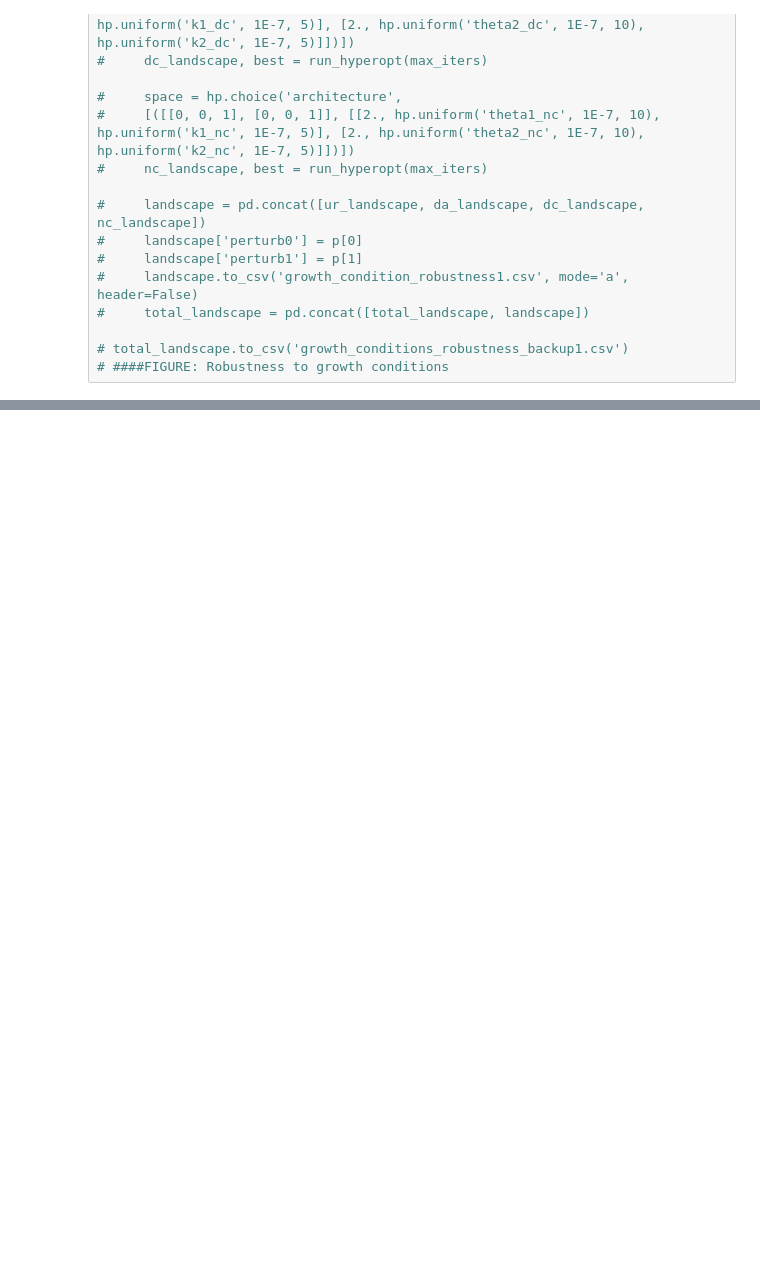
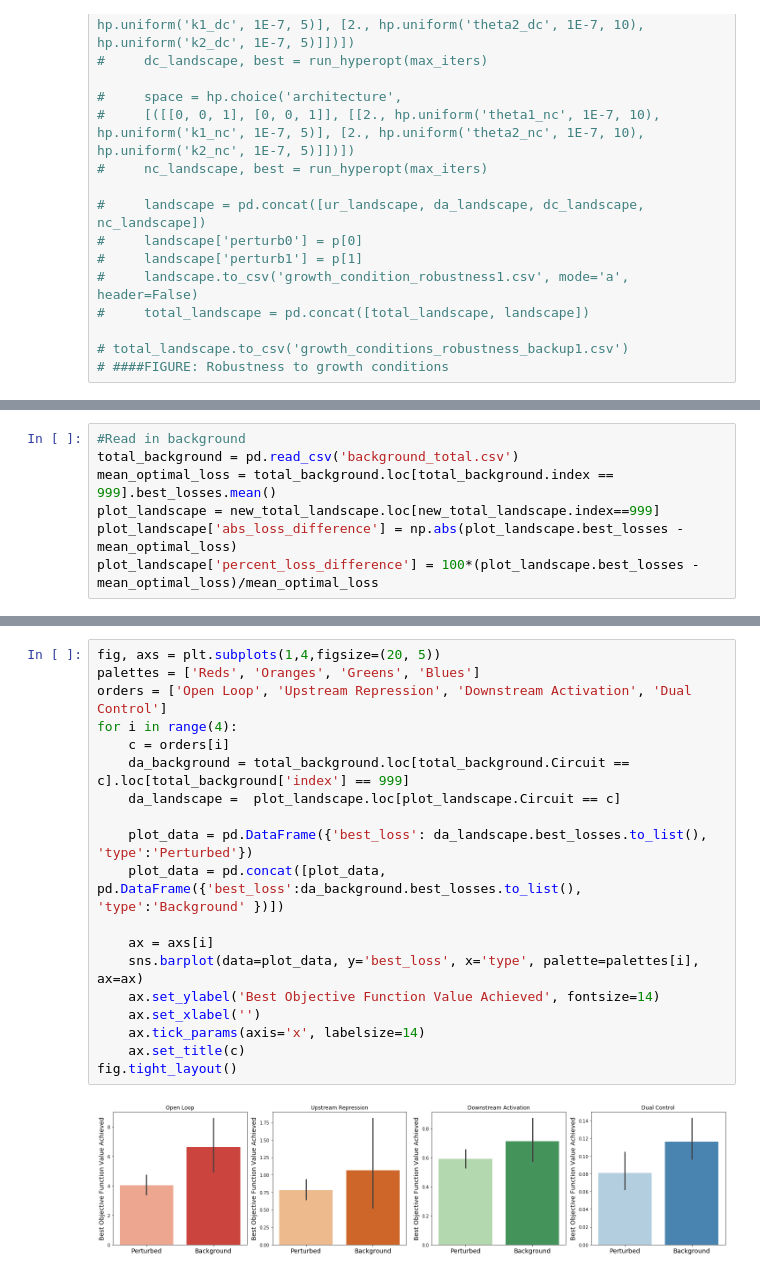
Before and after one commit to cjmerzbacher/bayesopt-dynamic-pathways, a Jupyter notebook: glucaric_acid/glucaric_acid.ipynb, the cells around one changed output, grey strips where cells are left out. Cells and saved outputs as stored; diff of their text form; blank space fills up the shorter version.

```diff
--- a/glucaric_acid/glucaric_acid.ipynb
+++ b/glucaric_acid/glucaric_acid.ipynb
@@ -486,3 +485,10 @@ for j in range(500*4):
     start = stop
     stop += 1000
 new_total_landscape = new_total_landscape.loc[new_total_landscape.loss != 0]
+# %%
+#Read in background
+total_background = pd.read_csv('background_total.csv')
+mean_optimal_loss = total_background.loc[total_background.index == 999].best_losses.mean()
+plot_landscape = new_total_landscape.loc[new_total_landscape.index==999]
+plot_landscape['abs_loss_difference'] = np.abs(plot_landscape.best_losses - mean_optimal_loss)
+plot_landscape['percent_loss_difference'] = 100*(plot_landscape.best_losses - mean_optimal_loss)/mean_optimal_loss
@@ -488,0 +506,21 @@ new_total_landscape = new_total_landscape.loc[new_total_landscape.loss != 0]
+# %%
+fig, axs = plt.subplots(1,4,figsize=(20, 5))
+palettes = ['Reds', 'Oranges', 'Greens', 'Blues']
+orders = ['Open Loop', 'Upstream Repression', 'Downstream Activation', 'Dual Control']
+for i in range(4):
+    c = orders[i]
+    da_background = total_background.loc[total_background.Circuit == c].loc[total_background['index'] == 999]
+    da_landscape =  plot_landscape.loc[plot_landscape.Circuit == c]
+
+    plot_data = pd.DataFrame({'best_loss': da_landscape.best_losses.to_list(), 'type':'Perturbed'})
+    plot_data = pd.concat([plot_data, pd.DataFrame({'best_loss':da_background.best_losses.to_list(), 'type':'Background' })])
+
+    ax = axs[i]
+    sns.barplot(data=plot_data, y='best_loss', x='type', palette=palettes[i], ax=ax)
+    ax.set_ylabel('Best Objective Function Value Achieved', fontsize=14)
+    ax.set_xlabel('')
+    ax.tick_params(axis='x', labelsize=14)
+    ax.set_title(c)
+fig.tight_layout()
+# %% [output]
+[figure, added]
```
Also changed, not shown: parts of 4 cells of this notebook.
